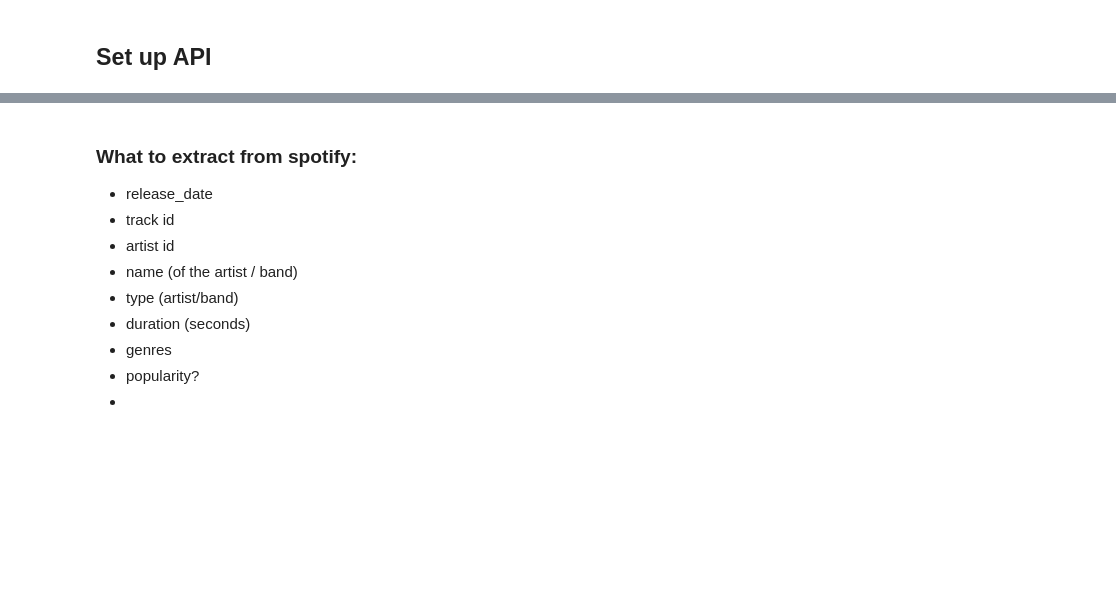
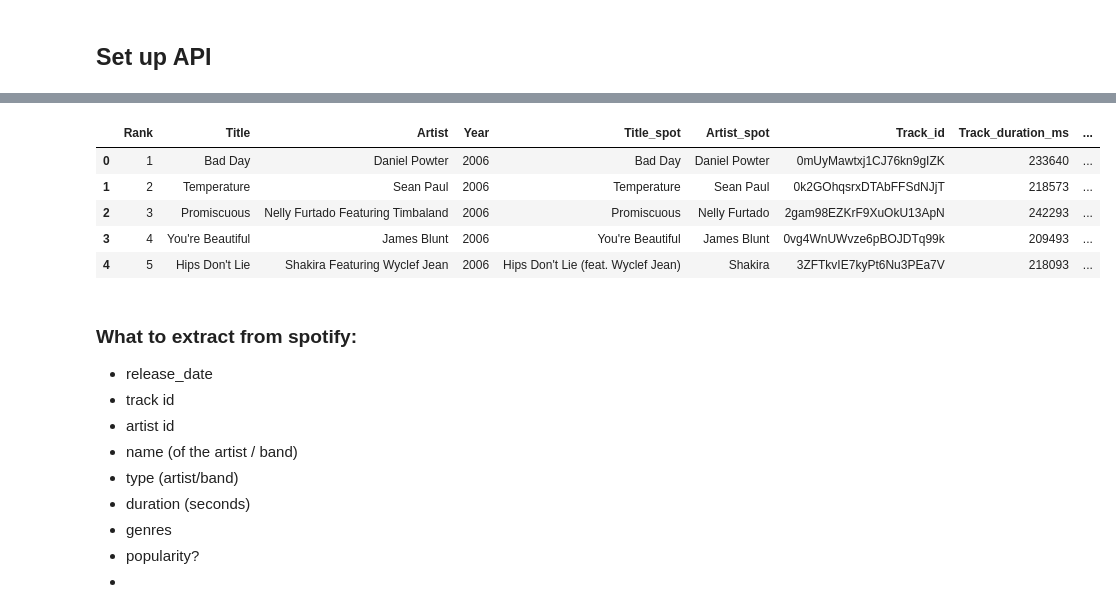
Before and after one commit to marukas-py/Top-songs-2006-2020, a Jupyter notebook: Songs_trends_2006_2020.ipynb, the cells around one changed output, grey strips where cells are left out. Saved outputs shown, nothing was run; the diff lists cells and outputs as text; code cells hidden in the pictures; blank space fills up the shorter version.

```diff
--- a/Songs_trends_2006_2020.ipynb
+++ b/Songs_trends_2006_2020.ipynb
@@ -125,3 +266,12 @@ track_name
+# %%
+df.head()
+# %% [output]
+|  | Rank | Title | Artist | Year | Title_spot | Artist_spot | Track_id | Track_duration_ms | ... |
+| 0 | 1 | Bad Day | Daniel Powter | 2006 | Bad Day | Daniel Powter | 0mUyMawtxj1CJ76kn9gIZK | 233640 | ... |
+| 1 | 2 | Temperature | Sean Paul | 2006 | Temperature | Sean Paul | 0k2GOhqsrxDTAbFFSdNJjT | 218573 | ... |
+| 2 | 3 | Promiscuous | Nelly Furtado Featuring Timbaland | 2006 | Promiscuous | Nelly Furtado | 2gam98EZKrF9XuOkU13ApN | 242293 | ... |
+| 3 | 4 | You're Beautiful | James Blunt | 2006 | You're Beautiful | James Blunt | 0vg4WnUWvze6pBOJDTq99k | 209493 | ... |
+| 4 | 5 | Hips Don't Lie | Shakira Featuring Wyclef Jean | 2006 | Hips Don't Lie (feat. Wyclef Jean) | Shakira | 3ZFTkvIE7kyPt6Nu3PEa7V | 218093 | ... |
 # %% [markdown]
 ### What to extract from spotify:
 - release_date
```
Also changed, not shown: parts of 35 cells of this notebook.
